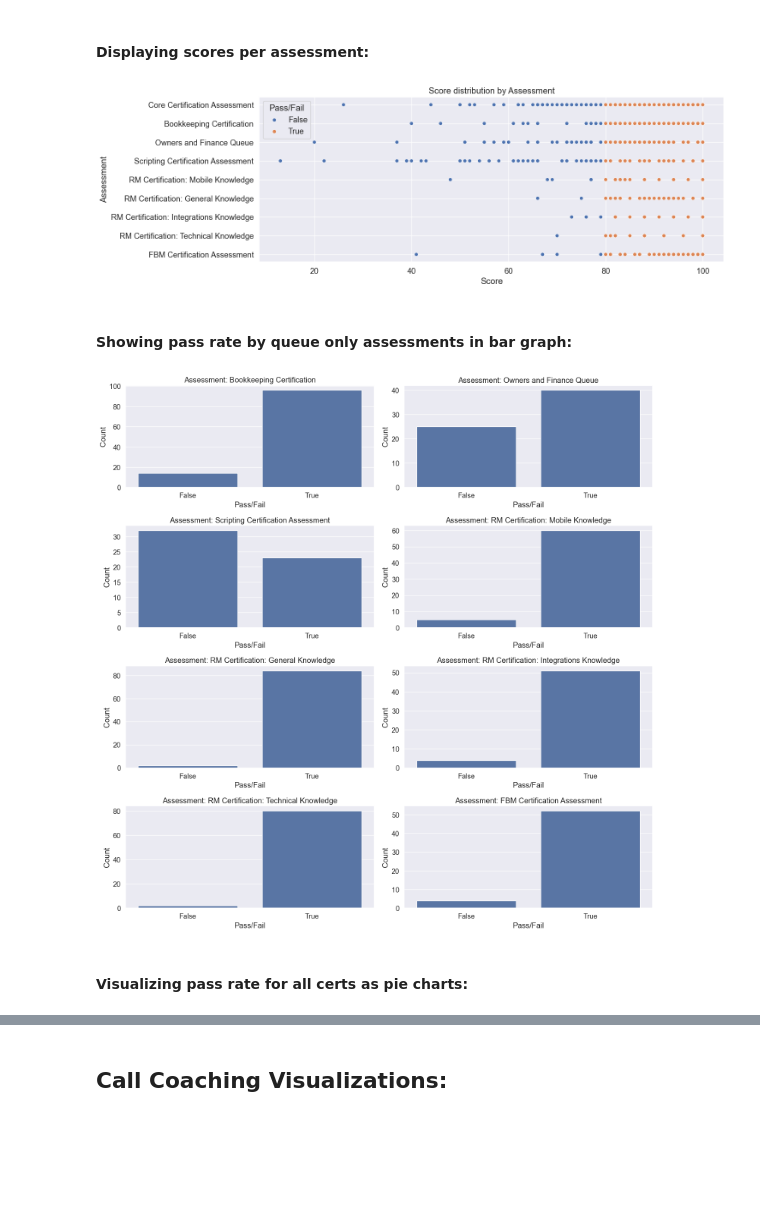
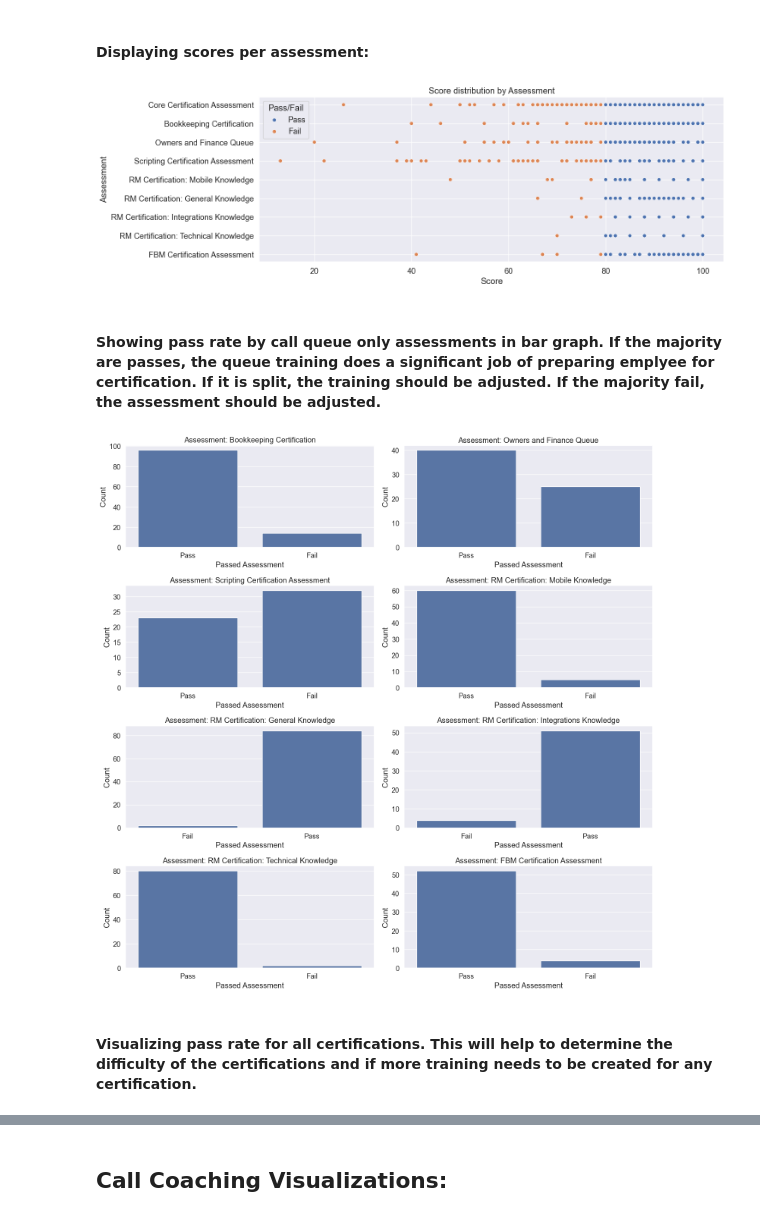
Before and after one commit to mpwalker0517/Capstone_HR_Dashboard, a Jupyter notebook: HR_Dash.ipynb, the cells around one changed output, grey strips where cells are left out. Drawn from its saved outputs; the diff is of its cells as text; code cells hidden in the pictures; blank space fills up the shorter version.

```diff
--- a/HR_Dash.ipynb
+++ b/HR_Dash.ipynb
@@ -435,0 +514,4 @@ plt.show()
+# %%
+#Switching the true false output from boolean to strings for Pass or Fail labels
+cert['Pass/Fail'] = cert['Pass/Fail'].replace({True: 'Pass', False: 'Fail'})
+print(cert['Pass/Fail'].head())
@@ -476,42 +565,42 @@ sns.scatterplot(data=cert,
 plt.title("Score distribution by Assessment")
 plt.show()
 # %% [output]
-[figure, old version]
+[figure, new version]
 # %% [markdown]
-#### Showing pass rate by queue only assessments in bar graph:
+#### Showing pass rate by call queue only assessments in bar graph. If the majority are passes, the queue training does a significant job of preparing emplyee for certification. If it is split, the training should be adjusted. If the majority fail, the assessment should be adjusted.
 # %%
 # Select only queue certifications
 unique_assessments = cert['Assessment'].unique()[1:9]
 
 # Set up a 4x2 grid of subplots
 fig, axes = plt.subplots(4, 2, figsize=(15, 15))
 
 # Flatten the 4x2 array of subplots to simplify indexing
 axes = axes.flatten()
 
 for i, assessment in enumerate(unique_assessments):
     # Filter for the current assessment
     subset_df = cert[cert['Assessment'] == assessment]
 
     # Create a count plot for pass/fail for the current assessment
     sns.countplot(x='Pass/Fail', data=subset_df, ax=axes[i])
 
     # Set title for each subplot
     axes[i].set_title(f'Assessment: {assessment}')
 
     # Set labels
-    axes[i].set_xlabel('Pass/Fail')
+    axes[i].set_xlabel('Passed Assessment')
     axes[i].set_ylabel('Count')
 
 # Adjust layout for better readability
 plt.tight_layout()
 
 # Display the plots
 plt.show()
 # %% [output]
-[figure, old version]
+[figure, new version]
 # %% [markdown]
-#### Visualizing pass rate for all certs as pie charts:
+#### Visualizing pass rate for all certifications. This will help to determine the difficulty of the certifications and if more training needs to be created for any certification.
 # %%
 # Select all certifications
 all_assessments = cert['Assessment'].unique()[:10]
```
Also changed, not shown: parts of 59 cells of this notebook, 5 other files.
